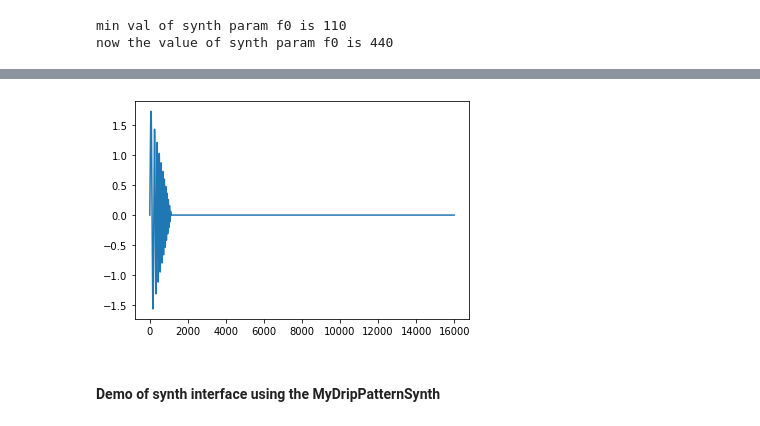
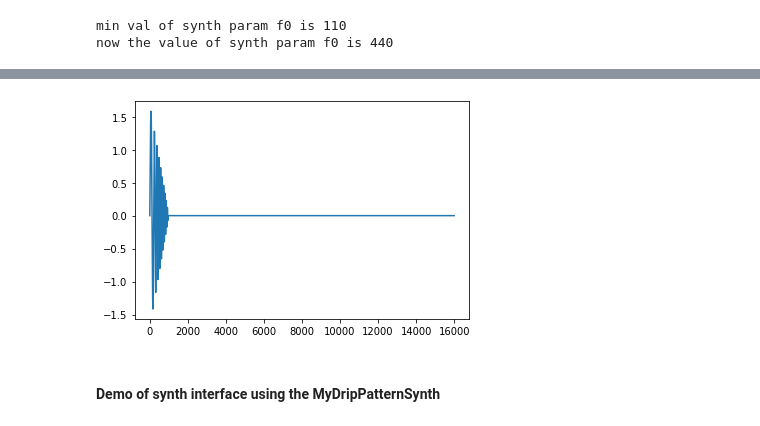
Before and after one commit to prashanthtr/dripTextureDS, a Jupyter notebook: dripTextureVisualization-notebook.ipynb, the cells around one changed output, grey strips where cells are left out. Cells and saved outputs as stored; diff of their text form; code cells hidden in the pictures.

```diff
--- a/dripTextureVisualization-notebook.ipynb
+++ b/dripTextureVisualization-notebook.ipynb
@@ -115,16 +116,16 @@ print("now the value of synth param f0 is {}".format(   foosynth.getParam('cf')
 min val of synth param f0 is 110
 now the value of synth param f0 is 440
 # %%
-foosynth.setParam('cf', 55) # Can set any synth parameter with setParam()
+foosynth.setParam('cf_exp', 55) # Can set any synth parameter with setParam()
 foosynth.setParam('sweep', 220) # Can set any synth parameter with setParam()
 foosynth.setParamNorm('startAmp', 1) # Can set any synth parameter with setParam()
 foosynth.setParamNorm('ampRange', 0.4) # Can set any synth parameter with setParam()
 sig=foosynth.generate(1)   # all synths use generate to create audio. Parameter is length in seconds
 plt.plot(sig)
 display(Audio(sig, rate=16000, autoplay=True))
 # %% [output]
 [interactive output not drawn]
-[figure, old version]
+[figure, new version]
 # %% [markdown]
 #### Demo of synth interface using the MyDripPatternSynth
 # %%
```
Also changed, not shown: parts of 13 cells of this notebook, 5 other files.
